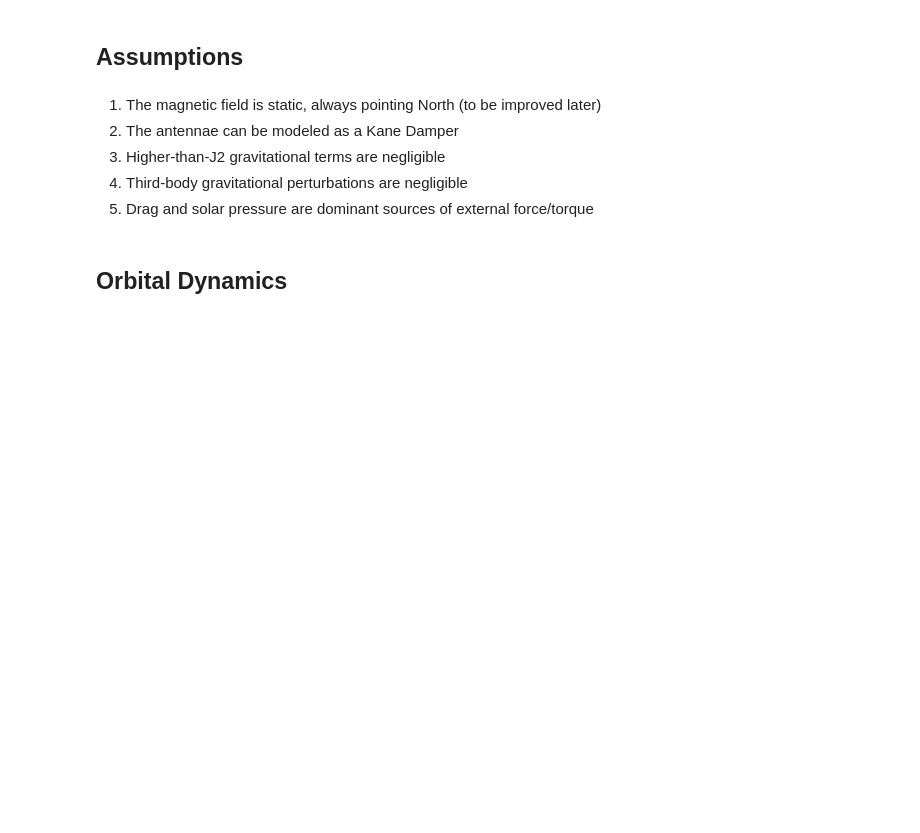
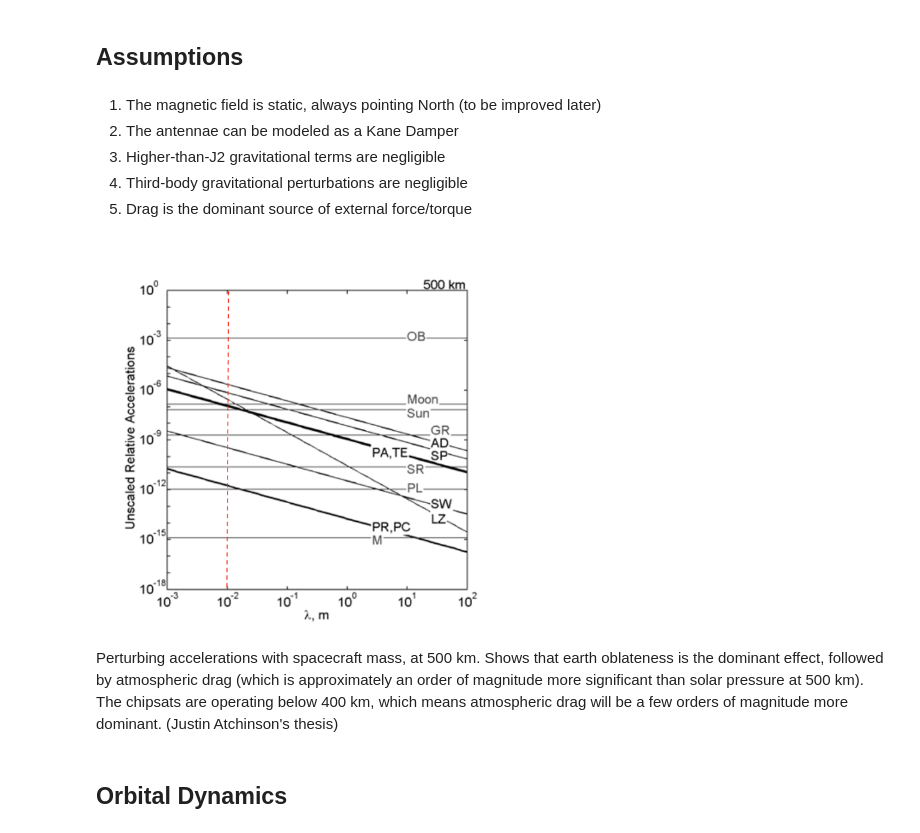
Before and after one commit to vha3/Swarms_Class, a Jupyter notebook: Sprite Attitude and Orbital.ipynb, the cells around one changed output. Cells and saved outputs as stored; diff of their text form; code cells hidden in the pictures; blank space fills up the shorter version.

```diff
--- a/Sprite Attitude and Orbital.ipynb
+++ b/Sprite Attitude and Orbital.ipynb
@@ -22,7 +25,14 @@ Ultimately, the orbital dynamics model for the Sprites will include first and se
 2. The antennae can be modeled as a Kane Damper
 3. Higher-than-J2 gravitational terms are negligible
 4. Third-body gravitational perturbations are negligible
-5. Drag and solar pressure are dominant sources of external force/torque
+5. Drag is the dominant source of external force/torque
+# %%
+PATH = "/Users/hunteradams/Documents/PhD Semester 4/Swarms/Final Project/"
+Image(filename = PATH + "accels.png", width=400, height=400)
+# %% [output]
+[figure, added]
+# %% [markdown]
+Perturbing accelerations with spacecraft mass, at 500 km. Shows that earth oblateness is the dominant effect, followed by atmospheric drag (which is approximately an order of magnitude more significant than solar pressure at 500 km). The chipsats are operating below 400 km, which means atmospheric drag will be a few orders of magnitude more dominant. (Justin Atchinson's thesis)
 # %% [markdown]
 ## Orbital Dynamics
 # %% [markdown]
```
Also changed, not shown: parts of 14 cells of this notebook, 2 other files.
